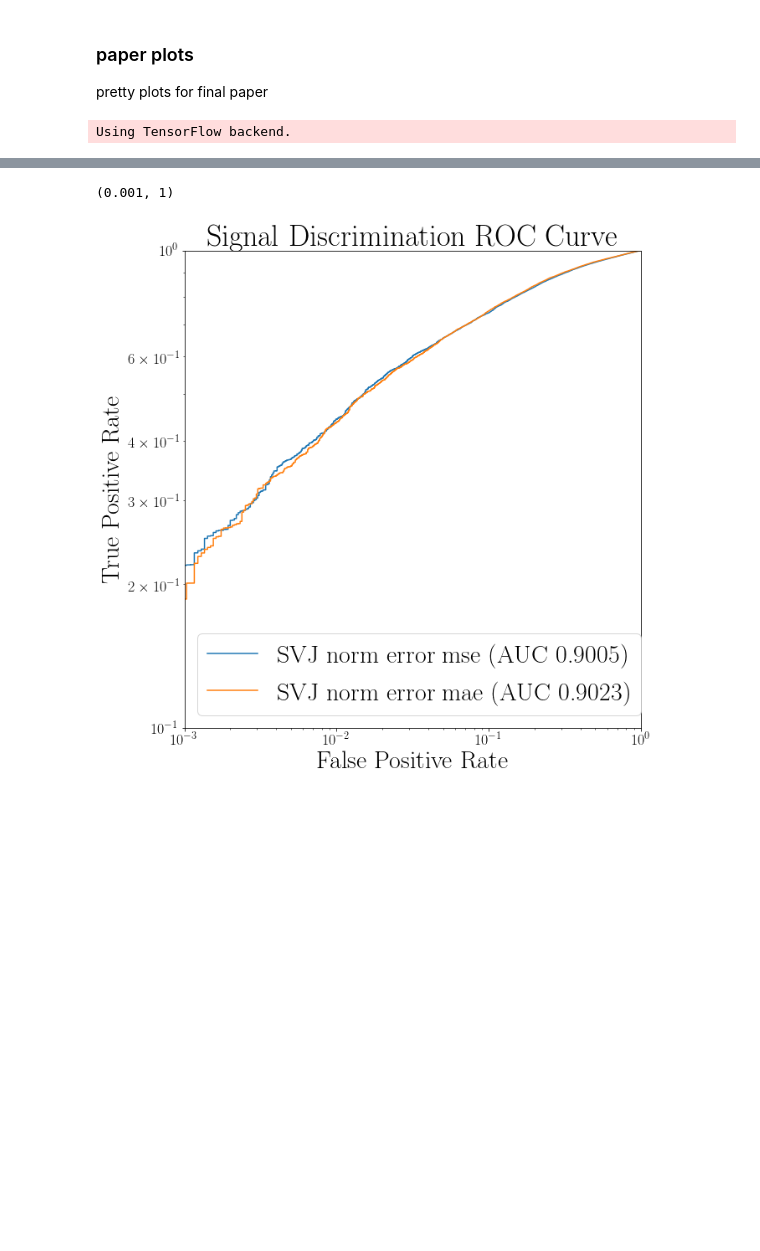
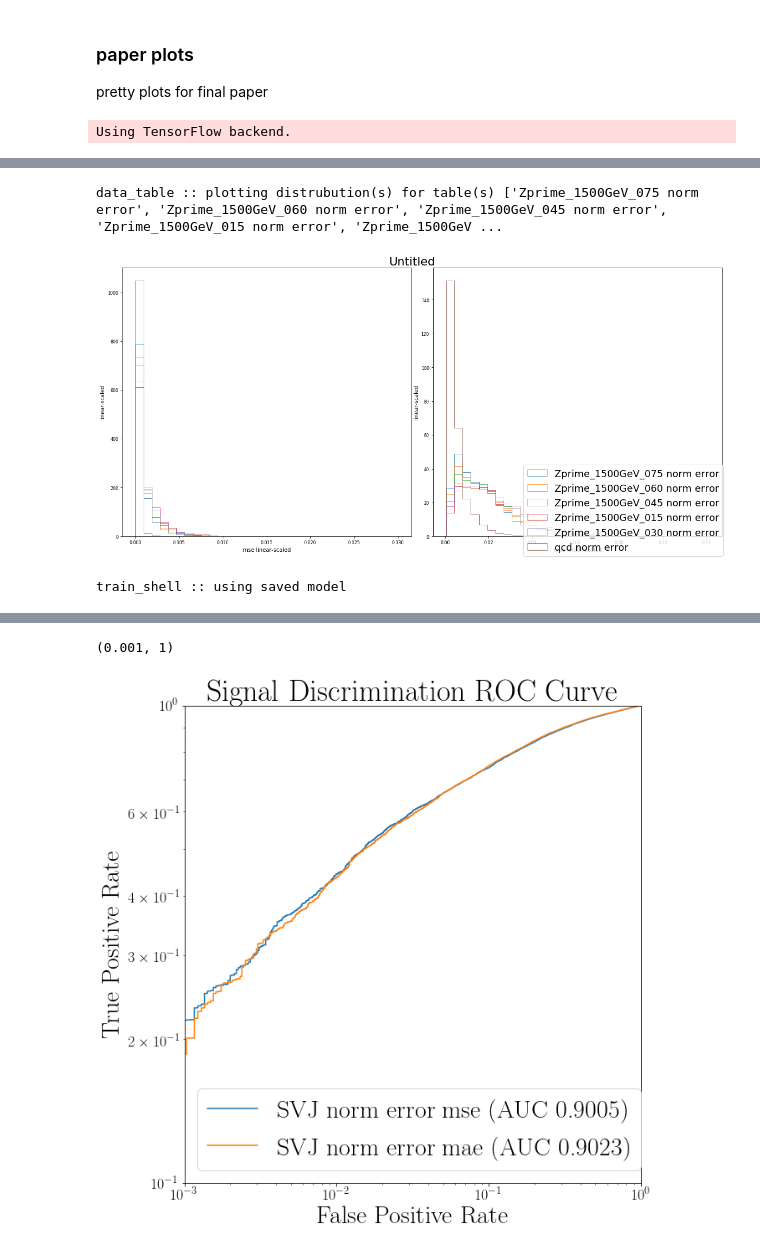
Before and after one commit to luclepot/SVJ, a Jupyter notebook: newplots.ipynb, the cells around one changed output, grey strips where cells are left out. Drawn from its saved outputs; the diff is of its cells as text; code cells hidden in the pictures; blank space fills up the shorter version.

```diff
--- a/newplots.ipynb
+++ b/newplots.ipynb
@@ -23,0 +137,9 @@ utils.summary().cfilter(['*auc*', 'target_dim', 'filename', 'signal_path', 'batc
+# %%
+err[0].plot(err[1:], normed=1)
+# %% [output]
+data_table :: plotting distrubution(s) for table(s) ['Zprime_1500GeV_075 norm error', 'Zprime_1500GeV_060 norm error', 'Zprime_1500GeV_045 norm error', 'Zprime_1500GeV_015 norm error', 'Zprime_1500GeV ...
+[figure, added]
+# %%
+ae = a.instance.load_model()
+# %% [output]
+train_shell :: using saved model
```
Also changed, not shown: parts of 14 cells of this notebook.
